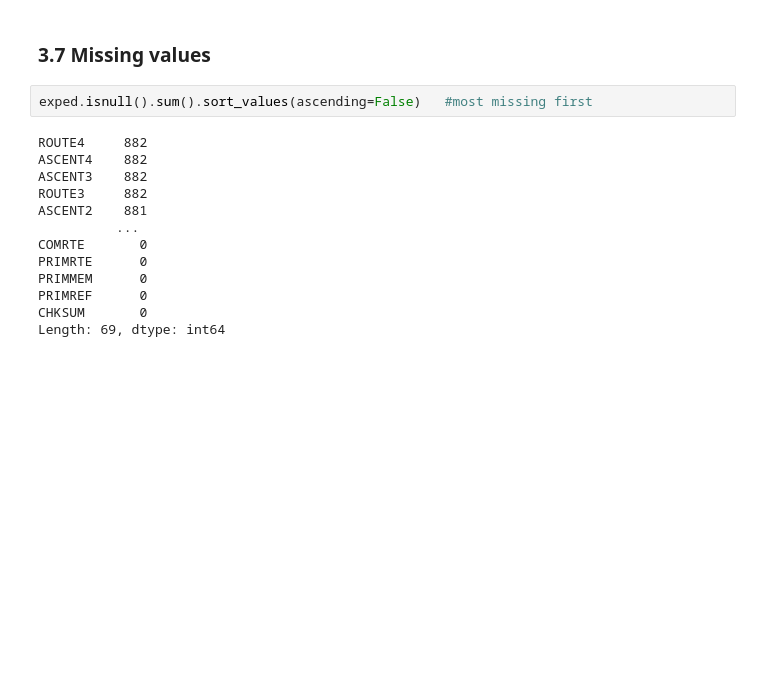
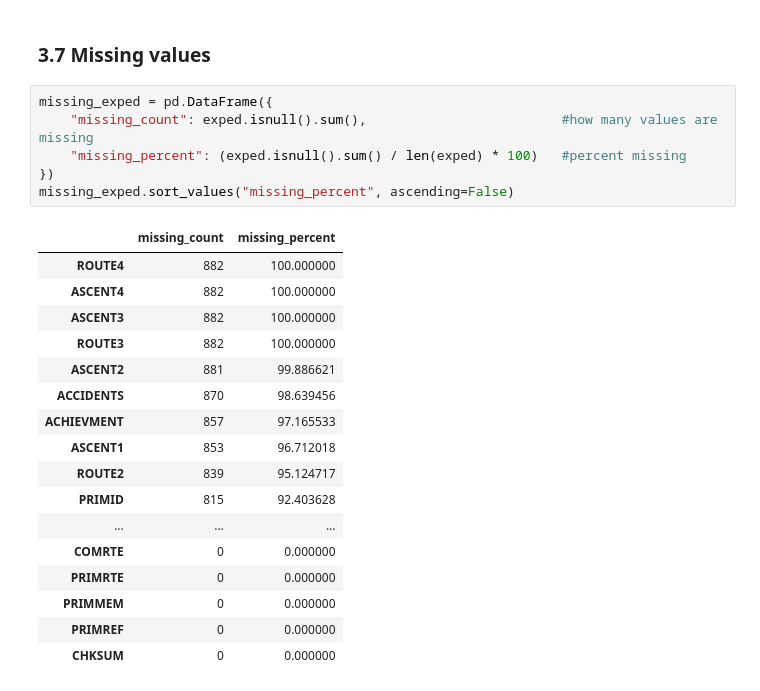
Before and after one commit to Aleenw/himalayan-expeditions-analysis, a Jupyter notebook: notebook/himalayan_eda.ipynb, the cells around one changed output. Saved outputs shown, nothing was run; the diff lists cells and outputs as text; blank space fills up the shorter version.

```diff
--- a/notebook/himalayan_eda.ipynb
+++ b/notebook/himalayan_eda.ipynb
@@ -142,18 +151,27 @@ peaks.describe()
 # %% [markdown]
 ### 3.7 Missing values
 # %%
-exped.isnull().sum().sort_values(ascending=False)   #most missing first
+missing_exped = pd.DataFrame({
+    "missing_count": exped.isnull().sum(),                         #how many values are missing
+    "missing_percent": (exped.isnull().sum() / len(exped) * 100)   #percent missing
+})
+missing_exped.sort_values("missing_percent", ascending=False)
 # %% [output]
-ROUTE4     882
-ASCENT4    882
-ASCENT3    882
-ROUTE3     882
-ASCENT2    881
-          ...
-COMRTE       0
-PRIMRTE      0
-PRIMMEM      0
-PRIMREF      0
-CHKSUM       0
-Length: 69, dtype: int64
+|  | missing_count | missing_percent |
+| ROUTE4 | 882 | 100.000000 |
+| ASCENT4 | 882 | 100.000000 |
+| ASCENT3 | 882 | 100.000000 |
+| ROUTE3 | 882 | 100.000000 |
+| ASCENT2 | 881 | 99.886621 |
+| ACCIDENTS | 870 | 98.639456 |
+| ACHIEVMENT | 857 | 97.165533 |
+| ASCENT1 | 853 | 96.712018 |
+| ROUTE2 | 839 | 95.124717 |
+| PRIMID | 815 | 92.403628 |
+| ... | ... | ... |
+| COMRTE | 0 | 0.000000 |
+| PRIMRTE | 0 | 0.000000 |
+| PRIMMEM | 0 | 0.000000 |
+| PRIMREF | 0 | 0.000000 |
+| CHKSUM | 0 | 0.000000 |
 # %%
```
Also changed, not shown: parts of 5 cells of this notebook.
